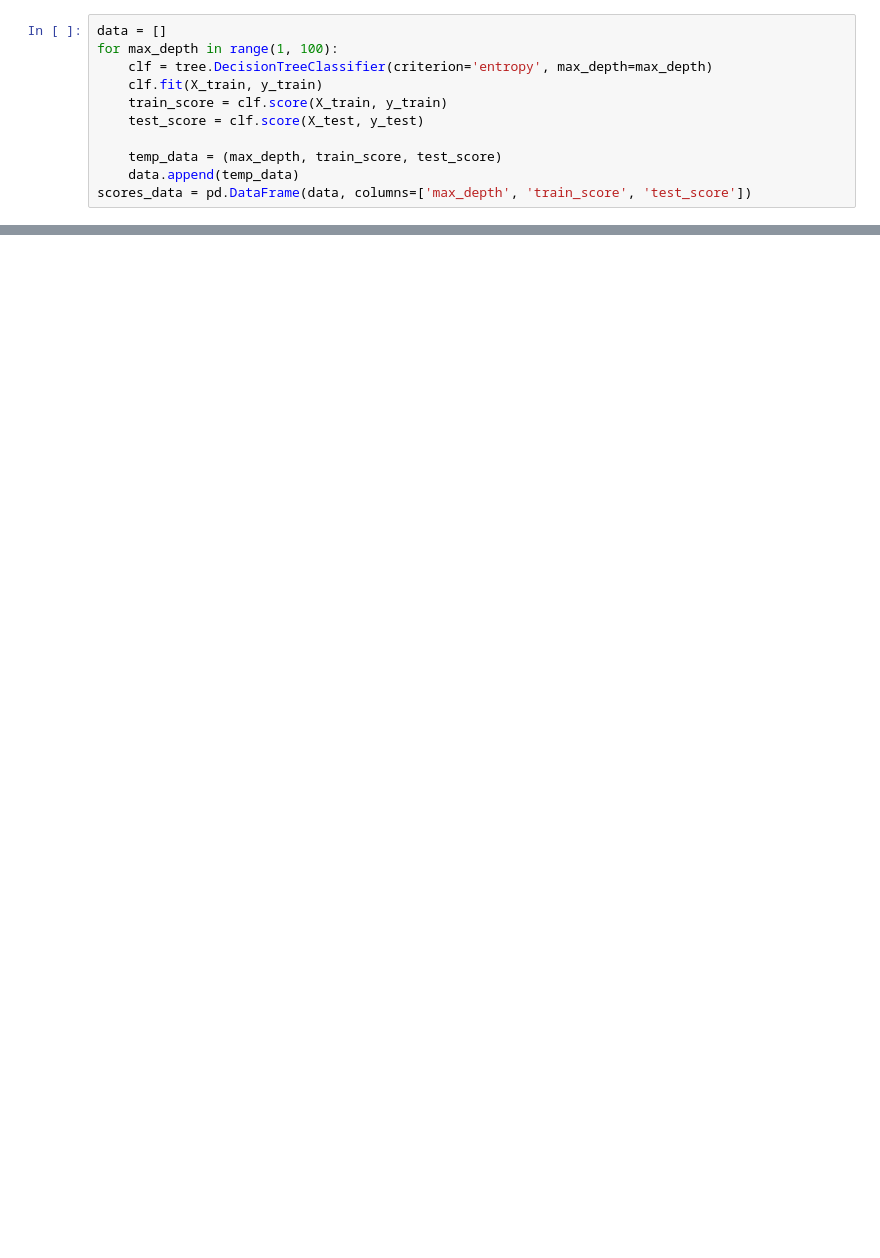
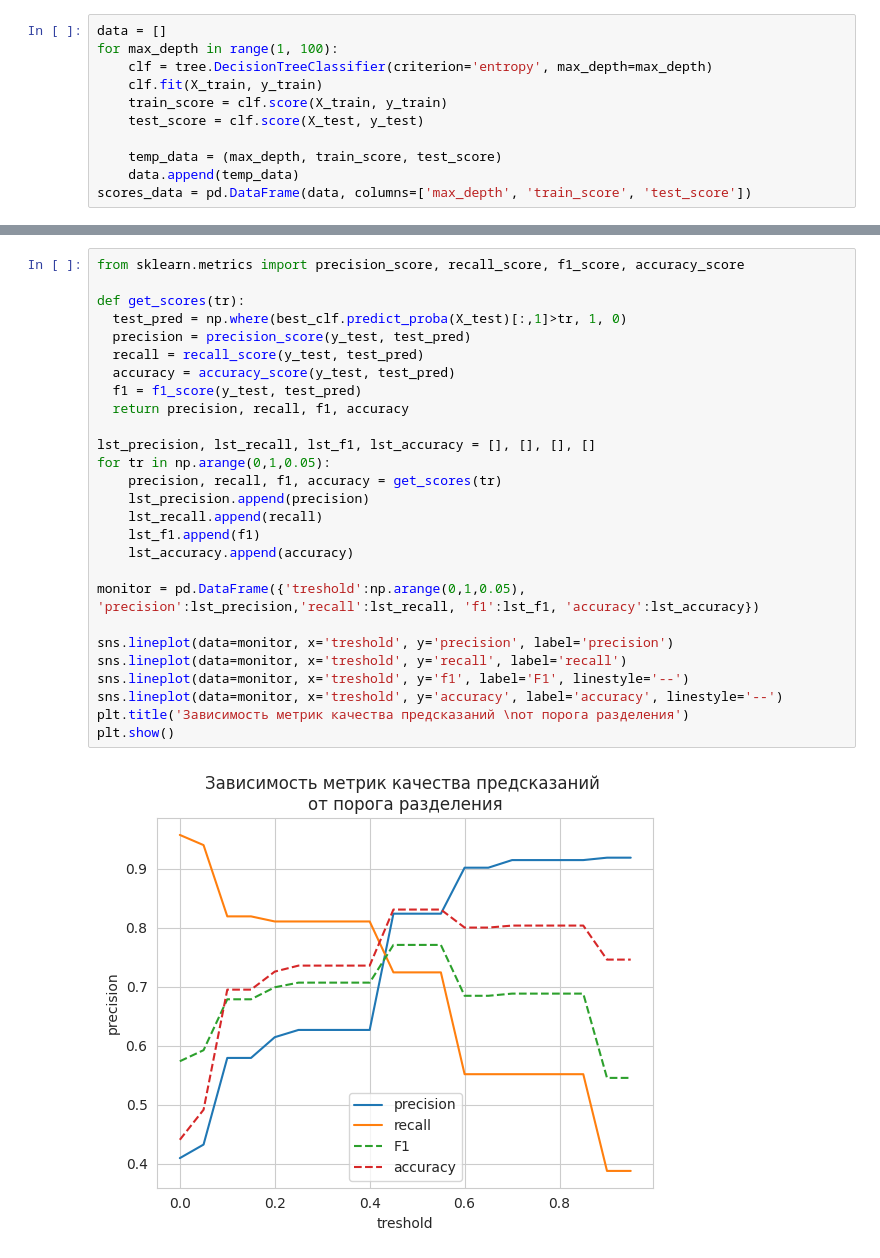
Before and after one commit to MinyaevAndrey/MYPETS, a Jupyter notebook: Titanic.ipynb, the cells around one changed output, grey strips where cells are left out. Drawn from its saved outputs; the diff is of its cells as text; blank space fills up the shorter version.

```diff
--- a/Titanic.ipynb
+++ b/Titanic.ipynb
@@ -249,0 +269,29 @@ dogs_n_cats_test.head()
+# %%
+from sklearn.metrics import precision_score, recall_score, f1_score, accuracy_score
+
+def get_scores(tr):
+  test_pred = np.where(best_clf.predict_proba(X_test)[:,1]>tr, 1, 0)
+  precision = precision_score(y_test, test_pred)
+  recall = recall_score(y_test, test_pred)
+  accuracy = accuracy_score(y_test, test_pred)
+  f1 = f1_score(y_test, test_pred)
+  return precision, recall, f1, accuracy
+
+lst_precision, lst_recall, lst_f1, lst_accuracy = [], [], [], []
+for tr in np.arange(0,1,0.05):
+    precision, recall, f1, accuracy = get_scores(tr)
+    lst_precision.append(precision)
+    lst_recall.append(recall)
+    lst_f1.append(f1)
+    lst_accuracy.append(accuracy)
+
+monitor = pd.DataFrame({'treshold':np.arange(0,1,0.05), 'precision':lst_precision,'recall':lst_recall, 'f1':lst_f1, 'accuracy':lst_accuracy})
+
+sns.lineplot(data=monitor, x='treshold', y='precision', label='precision')
+sns.lineplot(data=monitor, x='treshold', y='recall', label='recall')
+sns.lineplot(data=monitor, x='treshold', y='f1', label='F1', linestyle='--')
+sns.lineplot(data=monitor, x='treshold', y='accuracy', label='accuracy', linestyle='--')
+plt.title('Зависимость метрик качества предсказаний \nот порога разделения')
+plt.show()
+# %% [output]
+[figure, added]
```
Also changed, not shown: parts of 17 cells of this notebook.
